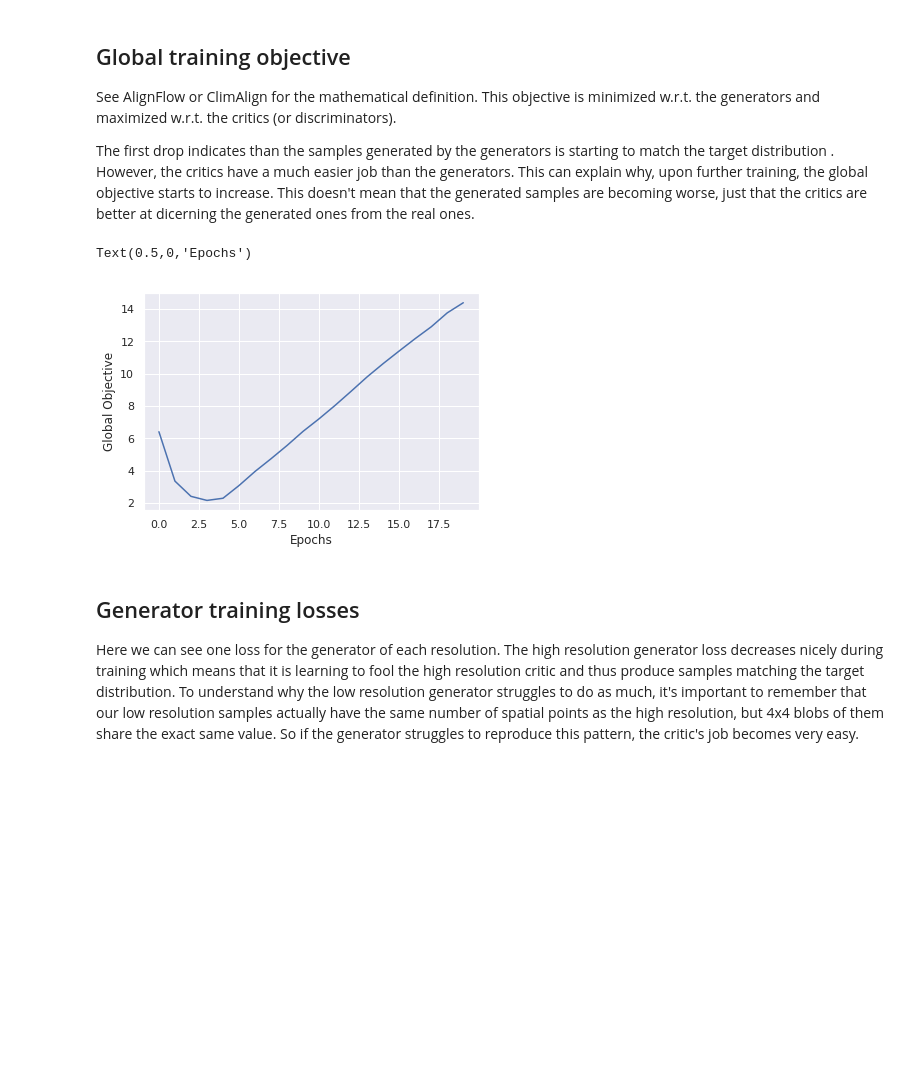
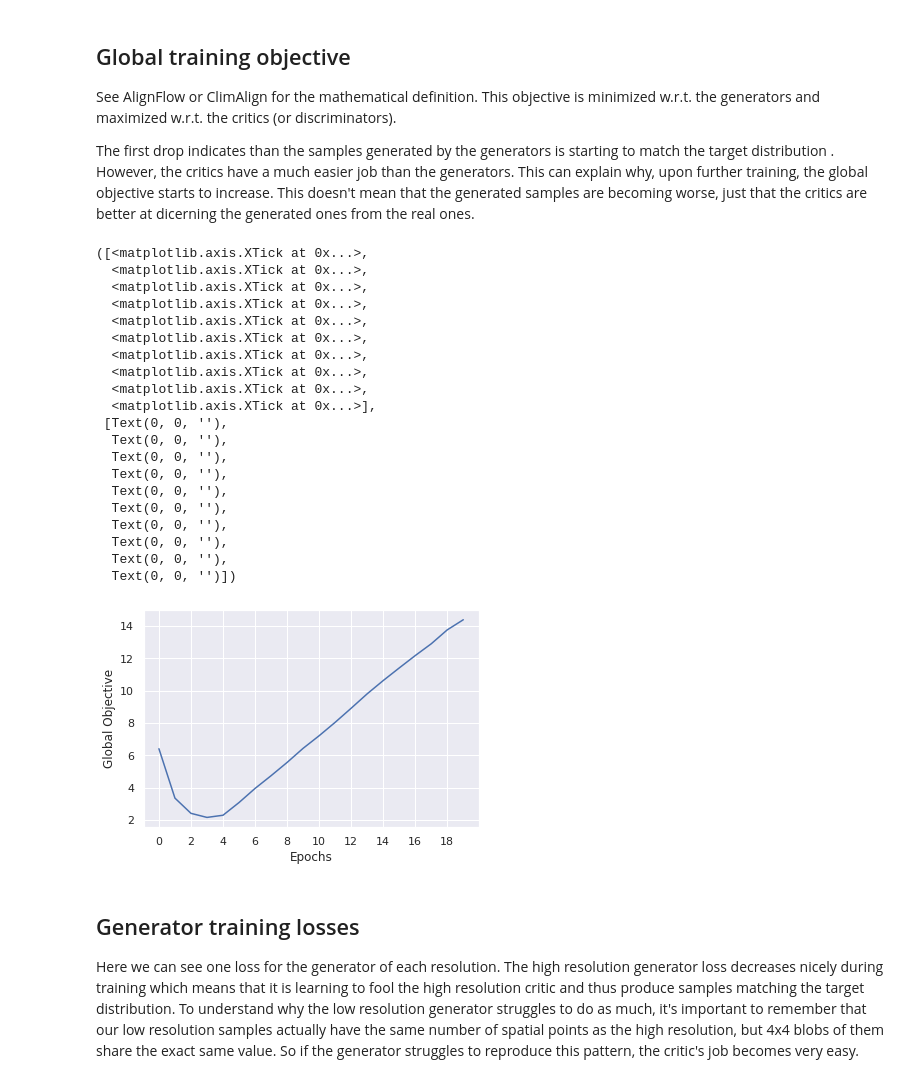
Before and after one commit to 6759-Project/generative-downscaling, a Jupyter notebook: make_figures.ipynb, the cells around one changed output. Cells and saved outputs as stored; diff of their text form; code cells hidden in the pictures; blank space fills up the shorter version.

```diff
--- a/make_figures.ipynb
+++ b/make_figures.ipynb
@@ -61,13 +61,33 @@ The first drop indicates than the samples generated by the generators is startin
 # %%
 # global objective
 fig = plt.figure()
 plt.plot(epochs, history['train_g_obj'].dropna())
 plt.ylabel('Global Objective')
 plt.xlabel('Epochs')
+plt.xticks(epochs[::2])
 # plt.savefig('figures/glob_obj.png')
 # %% [output]
-Text(0.5,0,'Epochs')
+([<matplotlib.axis.XTick at 0x...>,
+  <matplotlib.axis.XTick at 0x...>,
+  <matplotlib.axis.XTick at 0x...>,
+  <matplotlib.axis.XTick at 0x...>,
+  <matplotlib.axis.XTick at 0x...>,
+  <matplotlib.axis.XTick at 0x...>,
+  <matplotlib.axis.XTick at 0x...>,
+  <matplotlib.axis.XTick at 0x...>,
+  <matplotlib.axis.XTick at 0x...>,
+  <matplotlib.axis.XTick at 0x...>],
+ [Text(0, 0, ''),
+  Text(0, 0, ''),
+  Text(0, 0, ''),
+  Text(0, 0, ''),
+  Text(0, 0, ''),
+  Text(0, 0, ''),
+  Text(0, 0, ''),
+  Text(0, 0, ''),
+  Text(0, 0, ''),
+  Text(0, 0, '')])
-[figure, old version]
+[figure, new version]
 # %% [markdown]
 ## Generator training losses
 Here we can see one loss for the generator of each resolution. The high resolution generator loss decreases nicely during training which means that it is learning to fool the high resolution critic and thus produce samples matching the target distribution. To understand why the low resolution generator struggles to do as much, it's important to remember that our low resolution samples actually have the same number of spatial points as the high resolution, but 4x4 blobs of them share the exact same value. So if the generator struggles to reproduce this pattern, the critic's job becomes very easy.
```
Also changed, not shown: parts of 6 cells of this notebook.
